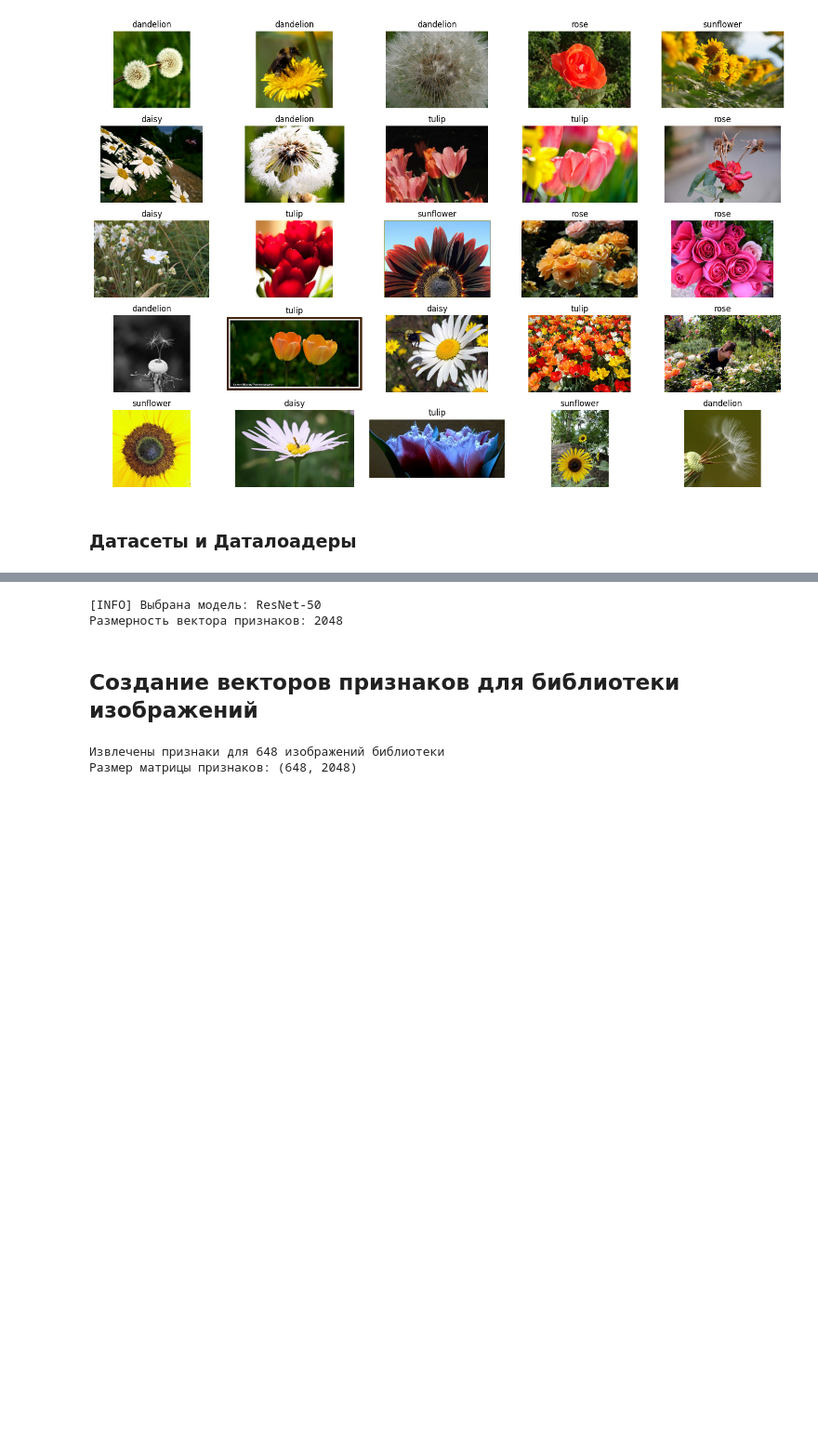
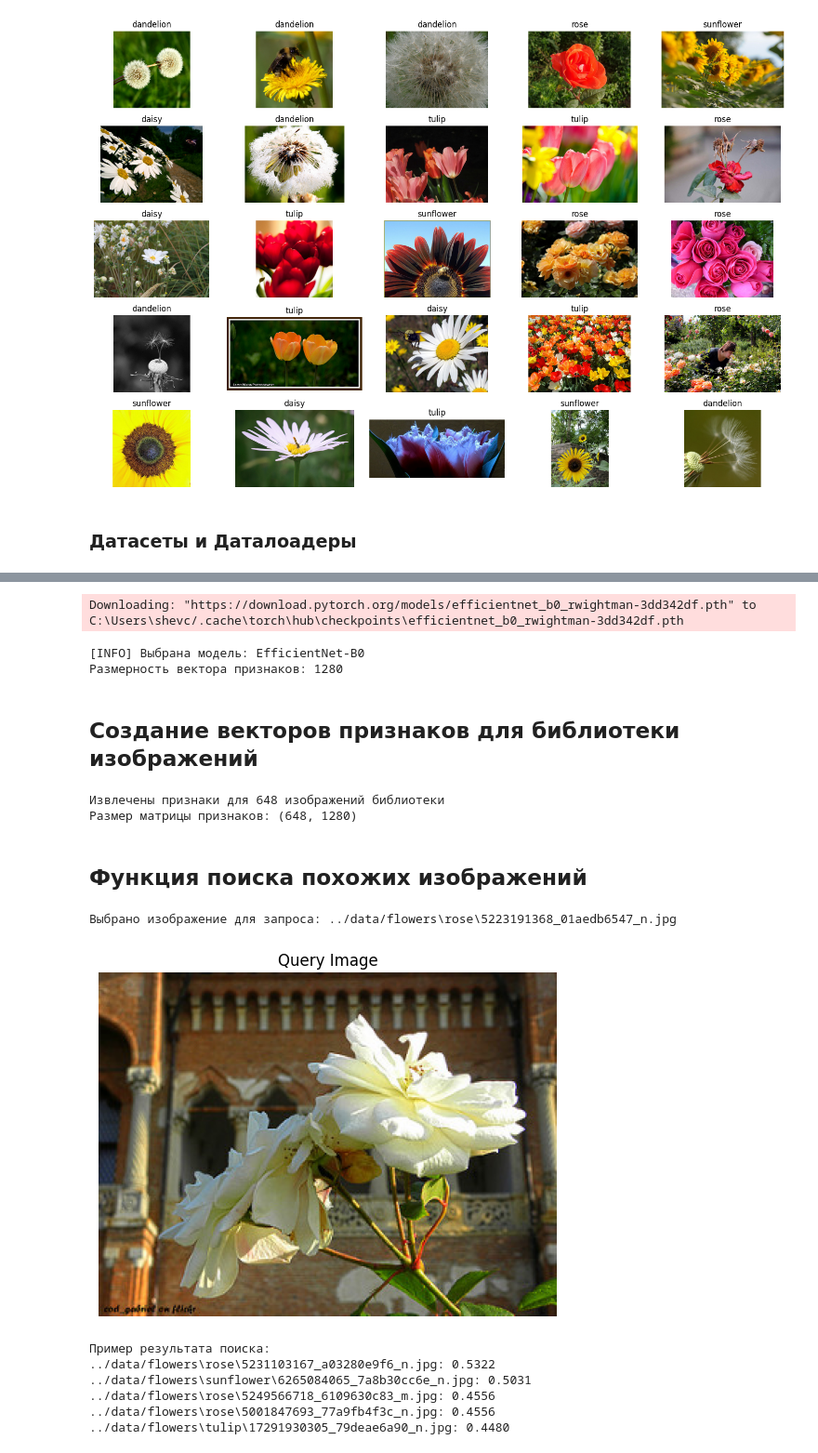
Before and after one commit to elladiell/flower-similarity-search, a Jupyter notebook: notebooks/flower_similarity_model.ipynb, the cells around one changed output, grey strips where cells are left out. Shown at 93% size. Cells and saved outputs as stored; diff of their text form; code cells hidden in the pictures; blank space fills up the shorter version.

Commit message:
Upd notebook with finding similary images and changed model

```diff
--- a/notebooks/flower_similarity_model.ipynb
+++ b/notebooks/flower_similarity_model.ipynb
@@ -250,11 +250,12 @@ class FeatureExtractor:
         return self.extract_features(image_tensor)
 # %%
 #Создаем экстрактор признаков
-feature_extractor = FeatureExtractor(model_name='resnet50')
+feature_extractor = FeatureExtractor(model_name='efficientnet_b0')
 print(f"Размерность вектора признаков: {feature_extractor.feature_dim}")
 # %% [output]
-[INFO] Выбрана модель: ResNet-50
-Размерность вектора признаков: 2048
+Downloading: "https://download.pytorch.org/models/efficientnet_b0_rwightman-3dd342df.pth" to C:\Users\shevc/.cache\torch\hub\checkpoints\efficientnet_b0_rwightman-3dd342df.pth
+[INFO] Выбрана модель: EfficientNet-B0
+Размерность вектора признаков: 1280
 # %% [markdown]
 ## Создание векторов признаков для библиотеки изображений
 # %%
@@ -302,4 +303,6 @@ print(f"Извлечены признаки для {len(test_paths)} изобр
 print(f"Размер матрицы признаков: {test_features.shape}")
 # %% [output]
 Извлечены признаки для 648 изображений библиотеки
-Размер матрицы признаков: (648, 2048)
+Размер матрицы признаков: (648, 1280)
+# %% [markdown]
+## Функция поиска похожих изображений
@@ -305,0 +335,33 @@ print(f"Размер матрицы признаков: {test_features.shape}")
+# %%
+#Выберем случайное изображение из тестовой выборки для запроса
+query_idx = random.randint(0, len(test_paths) - 1)
+query_path = test_paths[query_idx]
+query_feature = test_features[query_idx]
+# %%
+from PIL import Image
+import matplotlib.pyplot as plt
+
+print(f"Выбрано изображение для запроса: {query_path}")
+
+query_image = Image.open(query_path)
+
+plt.imshow(query_image)
+plt.axis('off')
+plt.title("Query Image")
+plt.show()
+# %% [output]
+Выбрано изображение для запроса: ../data/flowers\rose\5223191368_01aedb6547_n.jpg
+[figure, added]
+# %%
+#Найдем похожие изображения
+similar_images = find_similar_images(query_feature, test_features, test_paths, exclude_index=query_idx)
+print("Пример результата поиска:")
+for path, score in similar_images.items():
+    print(f"{path}: {score:.4f}")
+# %% [output]
+Пример результата поиска:
+../data/flowers\rose\5231103167_a03280e9f6_n.jpg: 0.5322
+../data/flowers\sunflower\6265084065_7a8b30cc6e_n.jpg: 0.5031
+../data/flowers\rose\5249566718_6109630c83_m.jpg: 0.4556
+../data/flowers\rose\5001847693_77a9fb4f3c_n.jpg: 0.4556
+../data/flowers\tulip\17291930305_79deae6a90_n.jpg: 0.4480
```
Also changed, not shown: parts of 4 cells of this notebook, 1 other file.
